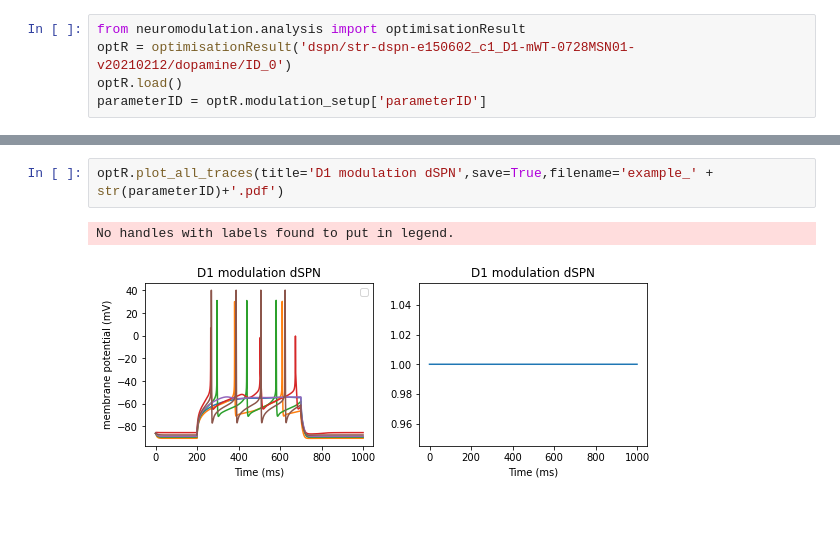
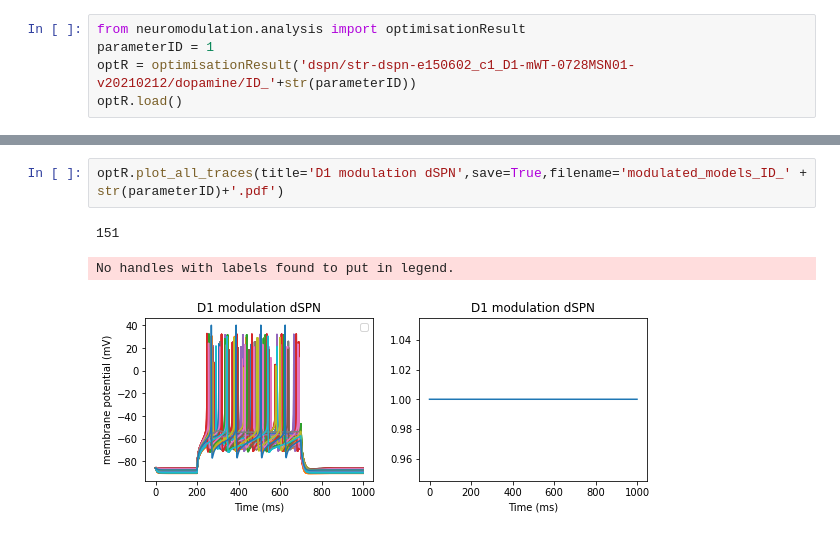
Before and after one commit to jofrony/Neuromodcell, a Jupyter notebook: examples/dSPN/Dopamine-str-dspn-e150602_c1_D1-mWT-0728MSN01-v20210212-plot.ipynb, the cells around one changed output, grey strips where cells are left out. Cells and saved outputs as stored; diff of their text form.

Commit message:
small changes parameterID

```diff
--- a/examples/dSPN/Dopamine-str-dspn-e150602_c1_D1-mWT-0728MSN01-v20210212-plot.ipynb
+++ b/examples/dSPN/Dopamine-str-dspn-e150602_c1_D1-mWT-0728MSN01-v20210212-plot.ipynb
@@ -1,7 +1,7 @@
 # %%
 from neuromodulation.analysis import optimisationResult
-optR = optimisationResult('dspn/str-dspn-e150602_c1_D1-mWT-0728MSN01-v20210212/dopamine/ID_0')
+parameterID = 1
+optR = optimisationResult('dspn/str-dspn-e150602_c1_D1-mWT-0728MSN01-v20210212/dopamine/ID_'+str(parameterID))
 optR.load()
-parameterID = optR.modulation_setup['parameterID']
 # %%
 
@@ -9,7 +9,8 @@ optR.plot_control(title='D1 modulation dSPN',save=True,filename='control_' + str
 # %% [output]
 [figure]
 # %%
-optR.plot_all_traces(title='D1 modulation dSPN',save=True,filename='example_' + str(parameterID)+'.pdf')
+optR.plot_all_traces(title='D1 modulation dSPN',save=True,filename='modulated_models_ID_' + str(parameterID)+'.pdf')
 # %% [output]
-No handles with labels found to put in legend.
+151
+No handles with labels found to put in legend.
-[figure, old version]
+[figure, new version]
```
Also changed, not shown: parts of 1 cell of this notebook, 1 other file.
